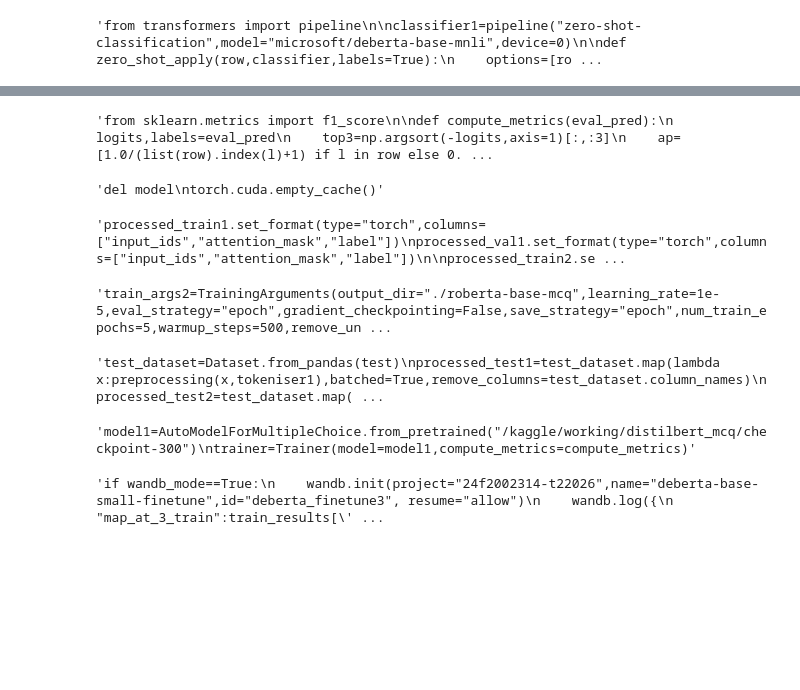
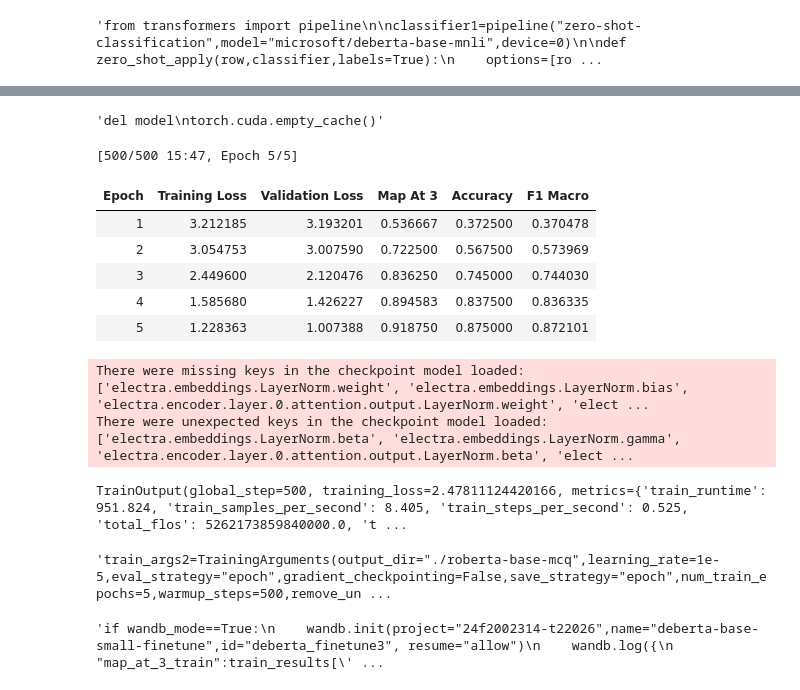
Before and after one commit to chay123-crypto/mcq-solver-transformers, a Jupyter notebook: DL-24f2002314-notebook-t22026.ipynb, the cells around one changed output, grey strips where cells are left out. Saved outputs shown, nothing was run; the diff lists cells and outputs as text; code cells hidden in the pictures; blank space fills up the shorter version.

Commit message:
Kaggle Notebook | DL-24f2002314-notebook-t22026 | Version 48

```diff
--- a/DL-24f2002314-notebook-t22026.ipynb
+++ b/DL-24f2002314-notebook-t22026.ipynb
@@ -291,5 +293,5 @@ random.seed(seed)
 # %%
-from torch.utils.data import TensorDataset,DataLoader
+"""from torch.utils.data import TensorDataset,DataLoader
 
 x_train_t=torch.tensor(np.concatenate((tfidf_train_scores,np.array(length_train_scores)),axis=1),dtype=torch.float32)
 x_val_t=torch.tensor(np.concatenate((tfidf_val_scores,np.array(length_val_scores)),axis=1),dtype=torch.float32)
@@ -297,4 +299,4 @@ y_train_t=torch.tensor(y_train_idx,dtype=torch.long)
 y_val_t=torch.tensor(y_val_idx,dtype=torch.long)
 
 train_ds=TensorDataset(x_train_t,y_train_t)
-train_loader=DataLoader(train_ds,batch_size=32,shuffle=True)
+train_loader=DataLoader(train_ds,batch_size=32,shuffle=True)"""
@@ -301,5 +305,5 @@ train_loader=DataLoader(train_ds,batch_size=32,shuffle=True)
 # %%
-import torch.nn as nn
+"""import torch.nn as nn
 
 class MCQANN(nn.Module):
     def __init__(self,input_dim,num_choices=5,hidden_dim=32):
@@ -315,4 +319,4 @@ class MCQANN(nn.Module):
     def forward(self,x):
         return self.net(x)
 
-model=MCQANN(input_dim=10)
+model=MCQANN(input_dim=10)"""
@@ -747,7 +694,7 @@ z1_val_map3=map_at_3(z1_val_labels,y_val)"""
 # %% [output]
 'from transformers import pipeline\n\nclassifier1=pipeline("zero-shot-classification",model="microsoft/deberta-base-mnli",device=0)\n\ndef zero_shot_apply(row,classifier,labels=True):\n    options=[ro ...
 # %%
-"""from datasets import Dataset
+from datasets import Dataset
 
 label_map={'A':0,'B':1,'C':2,'D':3,'E':4}
 
@@ -757,4 +704,4 @@ x_tr['label']=y_train.map(label_map)
 x_v['label']=y_val.map(label_map)
 
 train_dataset=Dataset.from_pandas(x_tr.reset_index(drop=True))
-val_dataset=Dataset.from_pandas(x_v.reset_index(drop=True))"""
+val_dataset=Dataset.from_pandas(x_v.reset_index(drop=True))
@@ -794,5 +773,5 @@ processed_val2=val_dataset.map(lambda x:preprocessing(x,tokeniser2),batched=True
 # %%
-"""from sklearn.metrics import f1_score
+from sklearn.metrics import f1_score
 
 def compute_metrics(eval_pred):
     logits,labels=eval_pred
@@ -801,28 +780,35 @@ def compute_metrics(eval_pred):
     acc=(np.argmax(logits, axis=1)==labels).mean()
     preds=np.argmax(logits,axis=1)
     f1_macro=f1_score(labels,preds,average="macro")
-    return {"map_at_3":np.mean(ap),"accuracy":acc,"f1_macro":f1_macro}"""
+    return {"map_at_3":np.mean(ap),"accuracy":acc,"f1_macro":f1_macro}
-# %% [output]
-'from sklearn.metrics import f1_score\n\ndef compute_metrics(eval_pred):\n    logits,labels=eval_pred\n    top3=np.argsort(-logits,axis=1)[:,:3]\n    ap=[1.0/(list(row).index(l)+1) if l in row else 0. ...
 # %%
 """del model
 torch.cuda.empty_cache()"""
 # %% [output]
 'del model\ntorch.cuda.empty_cache()'
 # %%
-"""processed_train1.set_format(type="torch",columns=["input_ids","attention_mask","label"])
+processed_train1.set_format(type="torch",columns=["input_ids","attention_mask","label"])
 processed_val1.set_format(type="torch",columns=["input_ids","attention_mask","label"])
 
-processed_train2.set_format(type="torch",columns=["input_ids","attention_mask","label"])
-processed_val2.set_format(type="torch",columns=["input_ids","attention_mask","label"])
+#processed_train2.set_format(type="torch",columns=["input_ids","attention_mask","label"])
+#processed_val2.set_format(type="torch",columns=["input_ids","attention_mask","label"])
 
 train_args1=TrainingArguments(output_dir="./electra-base-mcq",learning_rate=1e-5,eval_strategy="epoch",gradient_checkpointing=False,save_strategy="epoch",num_train_epochs=5,warmup_steps=500,remove_unused_columns=False,max_grad_norm=1.0,
                              fp16=False,weight_decay=0.01,logging_steps=10,metric_for_best_model="map_at_3",per_device_train_batch_size=8,per_device_eval_batch_size=8,load_best_model_at_end=True)
 
 trainer1=Trainer(model=model1,args=train_args1,train_dataset=processed_train1,eval_dataset=processed_val1,compute_metrics=compute_metrics)
-trainer1.train()"""
+trainer1.train()
 # %% [output]
-'processed_train1.set_format(type="torch",columns=["input_ids","attention_mask","label"])\nprocessed_val1.set_format(type="torch",columns=["input_ids","attention_mask","label"])\n\nprocessed_train2.se ...
+[500/500 15:47, Epoch 5/5]
+| Epoch | Training Loss | Validation Loss | Map At 3 | Accuracy | F1 Macro |
+| 1 | 3.212185 | 3.193201 | 0.536667 | 0.372500 | 0.370478 |
+| 2 | 3.054753 | 3.007590 | 0.722500 | 0.567500 | 0.573969 |
+| 3 | 2.449600 | 2.120476 | 0.836250 | 0.745000 | 0.744030 |
+| 4 | 1.585680 | 1.426227 | 0.894583 | 0.837500 | 0.836335 |
+| 5 | 1.228363 | 1.007388 | 0.918750 | 0.875000 | 0.872101 |
+There were missing keys in the checkpoint model loaded: ['electra.embeddings.LayerNorm.weight', 'electra.embeddings.LayerNorm.bias', 'electra.encoder.layer.0.attention.output.LayerNorm.weight', 'elect ...
+There were unexpected keys in the checkpoint model loaded: ['electra.embeddings.LayerNorm.beta', 'electra.embeddings.LayerNorm.gamma', 'electra.encoder.layer.0.attention.output.LayerNorm.beta', 'elect ...
+TrainOutput(global_step=500, training_loss=2.47811124420166, metrics={'train_runtime': 951.824, 'train_samples_per_second': 8.405, 'train_steps_per_second': 0.525, 'total_flos': 5262173859840000.0, 't ...
 # %%
 """train_args2=TrainingArguments(output_dir="./roberta-base-mcq",learning_rate=1e-5,eval_strategy="epoch",gradient_checkpointing=False,save_strategy="epoch",num_train_epochs=5,warmup_steps=500,remove_unused_columns=False,max_grad_norm=1.0,
                              fp16=False,weight_decay=0.01,logging_steps=10,metric_for_best_model="map_at_3",per_device_train_batch_size=8,per_device_eval_batch_size=8,load_best_model_at_end=True)
@@ -832,17 +818,10 @@ trainer2.train()"""
 # %% [output]
 'train_args2=TrainingArguments(output_dir="./roberta-base-mcq",learning_rate=1e-5,eval_strategy="epoch",gradient_checkpointing=False,save_strategy="epoch",num_train_epochs=5,warmup_steps=500,remove_un ...
 # %%
-#test=pd.read_csv("/kaggle/input/competitions/smart-mcq-solver-challenge/test.csv")
-"""test_dataset=Dataset.from_pandas(test)
+test=pd.read_csv("/kaggle/input/competitions/smart-mcq-solver-challenge/test.csv")
+test_dataset=Dataset.from_pandas(test)
 processed_test1=test_dataset.map(lambda x:preprocessing(x,tokeniser1),batched=True,remove_columns=test_dataset.column_names)
-processed_test2=test_dataset.map(lambda x:preprocessing(x,tokeniser2),batched=True,remove_columns=test_dataset.column_names)"""
+#processed_test2=test_dataset.map(lambda x:preprocessing(x,tokeniser2),batched=True,remove_columns=test_dataset.column_names)
-# %% [output]
-'test_dataset=Dataset.from_pandas(test)\nprocessed_test1=test_dataset.map(lambda x:preprocessing(x,tokeniser1),batched=True,remove_columns=test_dataset.column_names)\nprocessed_test2=test_dataset.map( ...
-# %%
-"""model1=AutoModelForMultipleChoice.from_pretrained("/kaggle/working/distilbert_mcq/checkpoint-300")
-trainer=Trainer(model=model1,compute_metrics=compute_metrics)"""
-# %% [output]
-'model1=AutoModelForMultipleChoice.from_pretrained("/kaggle/working/distilbert_mcq/checkpoint-300")\ntrainer=Trainer(model=model1,compute_metrics=compute_metrics)'
 # %%
 """if wandb_mode==True:
     wandb.init(project="24f2002314-t22026",name="deberta-base-small-finetune",id="deberta_finetune3", resume="allow")
```
Also changed, not shown: parts of 31 cells of this notebook.
